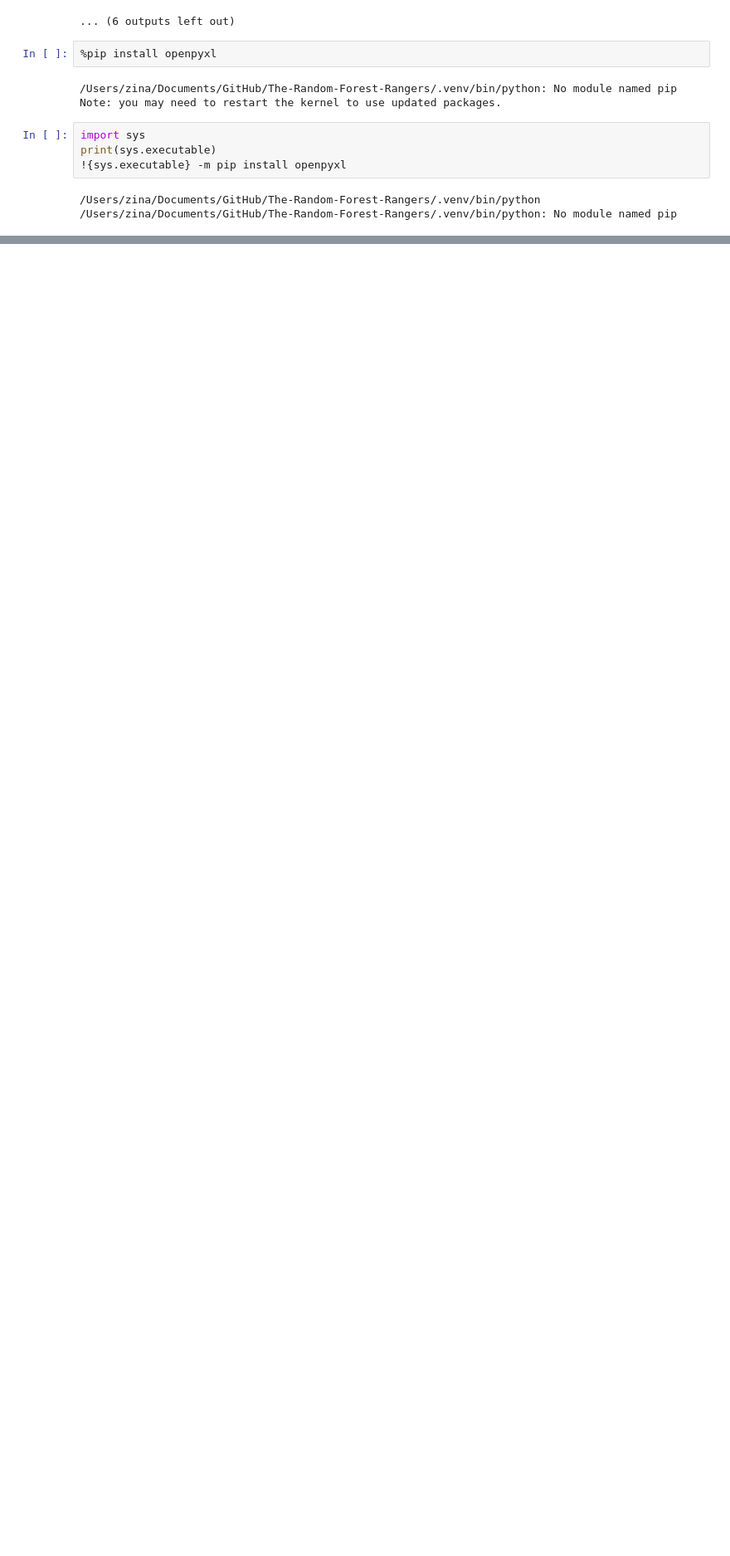
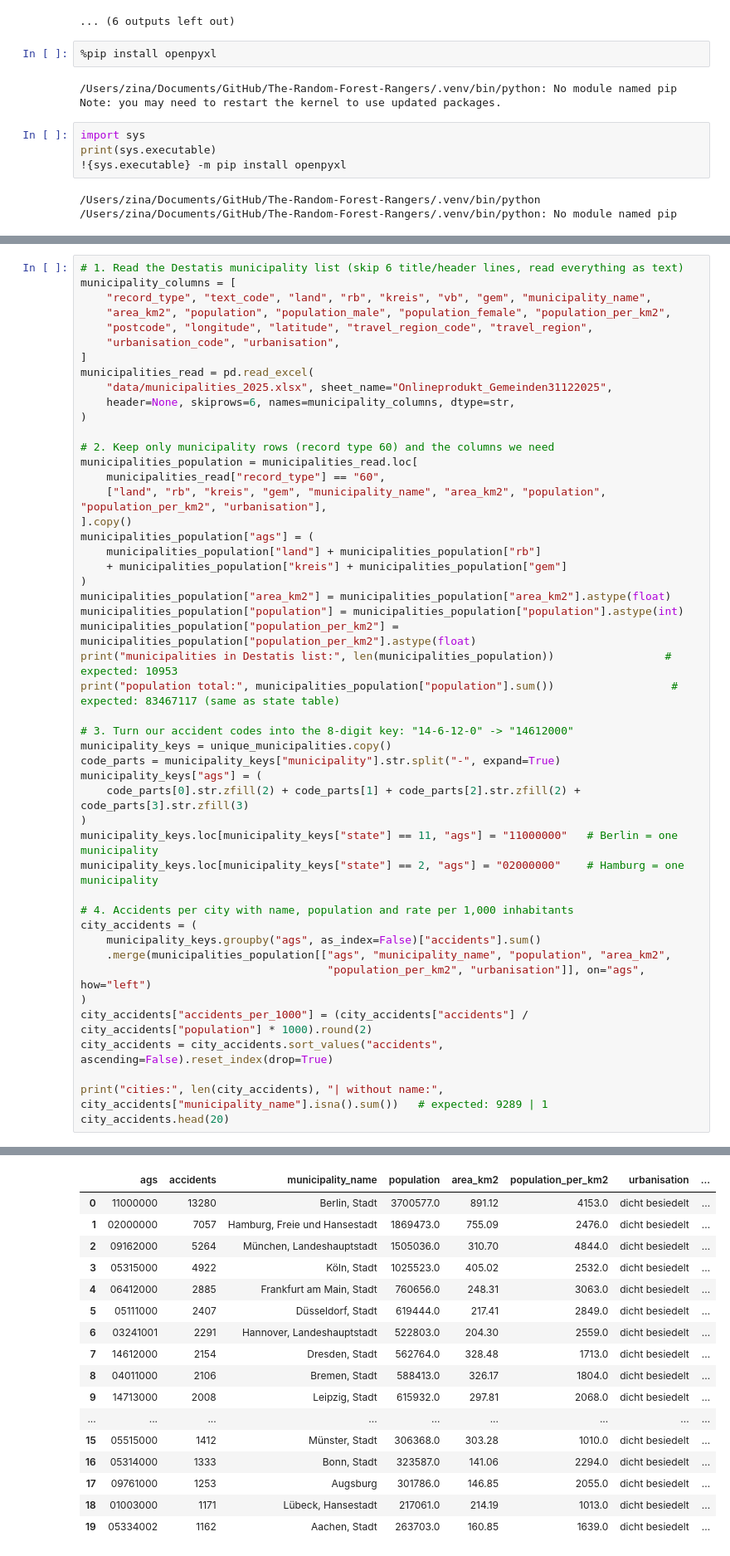
Before and after one commit to zinaF19/The-Random-Forest-Rangers, a Jupyter notebook: zb01.ipynb, the cells around one changed output, grey strips where cells are left out. Shown at 83% size. Drawn from its saved outputs; the diff is of its cells as text; blank space fills up the shorter version.

```diff
--- a/zb01.ipynb
+++ b/zb01.ipynb
@@ -1029,0 +1154,49 @@ Saved: dresden_accidents_2025.xlsx
+# %%
+# 1. Read the Destatis municipality list (skip 6 title/header lines, read everything as text)
+municipality_columns = [
+    "record_type", "text_code", "land", "rb", "kreis", "vb", "gem", "municipality_name",
+    "area_km2", "population", "population_male", "population_female", "population_per_km2",
+    "postcode", "longitude", "latitude", "travel_region_code", "travel_region",
+    "urbanisation_code", "urbanisation",
+]
+municipalities_read = pd.read_excel(
+    "data/municipalities_2025.xlsx", sheet_name="Onlineprodukt_Gemeinden31122025",
+    header=None, skiprows=6, names=municipality_columns, dtype=str,
+)
+
+# 2. Keep only municipality rows (record type 60) and the columns we need
+municipalities_population = municipalities_read.loc[
+    municipalities_read["record_type"] == "60",
+    ["land", "rb", "kreis", "gem", "municipality_name", "area_km2", "population", "population_per_km2", "urbanisation"],
+].copy()
+municipalities_population["ags"] = (
+    municipalities_population["land"] + municipalities_population["rb"]
+    + municipalities_population["kreis"] + municipalities_population["gem"]
+)
+municipalities_population["area_km2"] = municipalities_population["area_km2"].astype(float)
+municipalities_population["population"] = municipalities_population["population"].astype(int)
+municipalities_population["population_per_km2"] = municipalities_population["population_per_km2"].astype(float)
+print("municipalities in Destatis list:", len(municipalities_population))                 # expected: 10953
+print("population total:", municipalities_population["population"].sum())                  # expected: 83467117 (same as state table)
+
+# 3. Turn our accident codes into the 8-digit key: "14-6-12-0" -> "14612000"
+municipality_keys = unique_municipalities.copy()
+code_parts = municipality_keys["municipality"].str.split("-", expand=True)
+municipality_keys["ags"] = (
+    code_parts[0].str.zfill(2) + code_parts[1] + code_parts[2].str.zfill(2) + code_parts[3].str.zfill(3)
+)
+municipality_keys.loc[municipality_keys["state"] == 11, "ags"] = "11000000"   # Berlin = one municipality
+municipality_keys.loc[municipality_keys["state"] == 2, "ags"] = "02000000"    # Hamburg = one municipality
+
+# 4. Accidents per city with name, population and rate per 1,000 inhabitants
+city_accidents = (
+    municipality_keys.groupby("ags", as_index=False)["accidents"].sum()
+    .merge(municipalities_population[["ags", "municipality_name", "population", "area_km2",
+                                      "population_per_km2", "urbanisation"]], on="ags", how="left")
+)
+city_accidents["accidents_per_1000"] = (city_accidents["accidents"] / city_accidents["population"] * 1000).round(2)
+city_accidents = city_accidents.sort_values("accidents", ascending=False).reset_index(drop=True)
+
+print("cities:", len(city_accidents), "| without name:", city_accidents["municipality_name"].isna().sum())   # expected: 9289 | 1
+city_accidents.head(20)
+# %% [output]
@@ -1029,0 +1206,17 @@ Saved: dresden_accidents_2025.xlsx
+|  | ags | accidents | municipality_name | population | area_km2 | population_per_km2 | urbanisation | ... |
+| 0 | 11000000 | 13280 | Berlin, Stadt | 3700577.0 | 891.12 | 4153.0 | dicht besiedelt | ... |
+| 1 | 02000000 | 7057 | Hamburg, Freie und Hansestadt | 1869473.0 | 755.09 | 2476.0 | dicht besiedelt | ... |
+| 2 | 09162000 | 5264 | München, Landeshauptstadt | 1505036.0 | 310.70 | 4844.0 | dicht besiedelt | ... |
+| 3 | 05315000 | 4922 | Köln, Stadt | 1025523.0 | 405.02 | 2532.0 | dicht besiedelt | ... |
+| 4 | 06412000 | 2885 | Frankfurt am Main, Stadt | 760656.0 | 248.31 | 3063.0 | dicht besiedelt | ... |
+| 5 | 05111000 | 2407 | Düsseldorf, Stadt | 619444.0 | 217.41 | 2849.0 | dicht besiedelt | ... |
+| 6 | 03241001 | 2291 | Hannover, Landeshauptstadt | 522803.0 | 204.30 | 2559.0 | dicht besiedelt | ... |
+| 7 | 14612000 | 2154 | Dresden, Stadt | 562764.0 | 328.48 | 1713.0 | dicht besiedelt | ... |
+| 8 | 04011000 | 2106 | Bremen, Stadt | 588413.0 | 326.17 | 1804.0 | dicht besiedelt | ... |
+| 9 | 14713000 | 2008 | Leipzig, Stadt | 615932.0 | 297.81 | 2068.0 | dicht besiedelt | ... |
+| ... | ... | ... | ... | ... | ... | ... | ... | ... |
+| 15 | 05515000 | 1412 | Münster, Stadt | 306368.0 | 303.28 | 1010.0 | dicht besiedelt | ... |
+| 16 | 05314000 | 1333 | Bonn, Stadt | 323587.0 | 141.06 | 2294.0 | dicht besiedelt | ... |
+| 17 | 09761000 | 1253 | Augsburg | 301786.0 | 146.85 | 2055.0 | dicht besiedelt | ... |
+| 18 | 01003000 | 1171 | Lübeck, Hansestadt | 217061.0 | 214.19 | 1013.0 | dicht besiedelt | ... |
+| 19 | 05334002 | 1162 | Aachen, Stadt | 263703.0 | 160.85 | 1639.0 | dicht besiedelt | ... |
```
Also changed, not shown: parts of 22 cells of this notebook, 6 other files.
